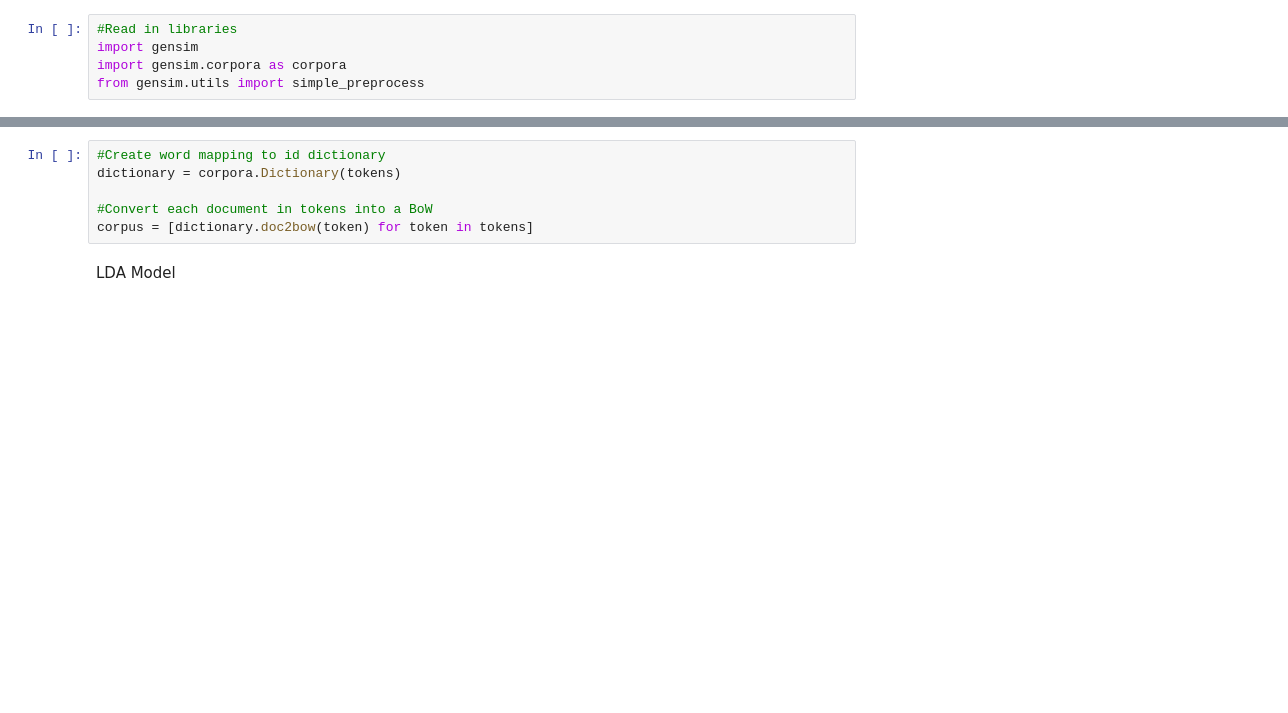
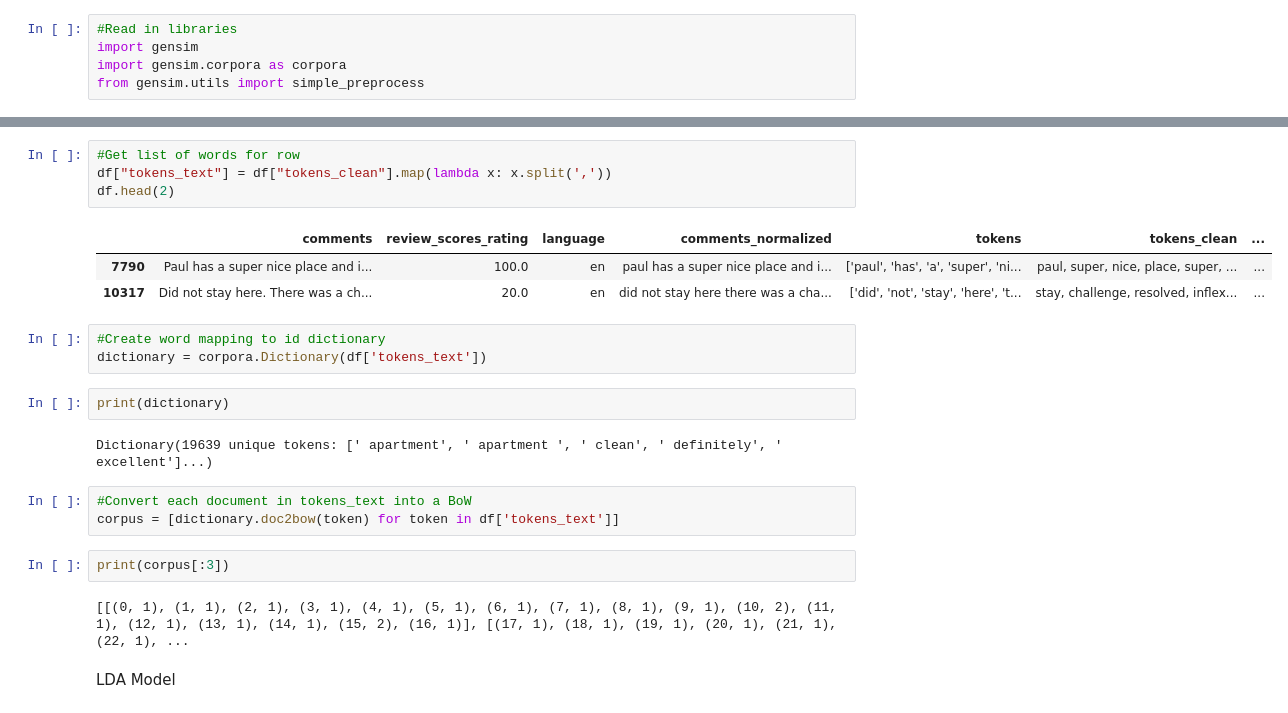
Before and after one commit to KishenSharma6/SF-Airbnb-Analysis, a Jupyter notebook: Project_Codes/02_EDA/2020_0526_Reviews_EDA.ipynb, the cells around one changed output, grey strips where cells are left out. Drawn from its saved outputs; the diff is of its cells as text; blank space fills up the shorter version.

```diff
--- a/Project_Codes/02_EDA/2020_0526_Reviews_EDA.ipynb
+++ b/Project_Codes/02_EDA/2020_0526_Reviews_EDA.ipynb
@@ -214,9 +212,25 @@ print(tokens[6])
+# %%
+#Get list of words for row
+df["tokens_text"] = df["tokens_clean"].map(lambda x: x.split(','))
+df.head(2)
+# %% [output]
+|  | comments | review_scores_rating | language | comments_normalized | tokens | tokens_clean | ... |
+| 7790 | Paul has a super nice place and i... | 100.0 | en | paul has a super nice place and i... | ['paul', 'has', 'a', 'super', 'ni... | paul, super, nice, place, super, ... | ... |
+| 10317 | Did not stay here. There was a ch... | 20.0 | en | did not stay here there was a cha... | ['did', 'not', 'stay', 'here', 't... | stay, challenge, resolved, inflex... | ... |
+# %%
+#Create word mapping to id dictionary
+dictionary = corpora.Dictionary(df['tokens_text'])
+# %%
+print(dictionary)
+# %% [output]
+Dictionary(19639 unique tokens: [' apartment', ' apartment ', ' clean', ' definitely', ' excellent']...)
 # %%
-#Create word mapping to id dictionary
-dictionary = corpora.Dictionary(tokens)
-
-#Convert each document in tokens into a BoW
-corpus = [dictionary.doc2bow(token) for token in tokens]
+#Convert each document in tokens_text into a BoW
+corpus = [dictionary.doc2bow(token) for token in df['tokens_text']]
+# %%
+print(corpus[:3])
+# %% [output]
+[[(0, 1), (1, 1), (2, 1), (3, 1), (4, 1), (5, 1), (6, 1), (7, 1), (8, 1), (9, 1), (10, 2), (11, 1), (12, 1), (13, 1), (14, 1), (15, 2), (16, 1)], [(17, 1), (18, 1), (19, 1), (20, 1), (21, 1), (22, 1), ...
 # %% [markdown]
 LDA Model
 # %%
```
Also changed, not shown: parts of 13 cells of this notebook.
